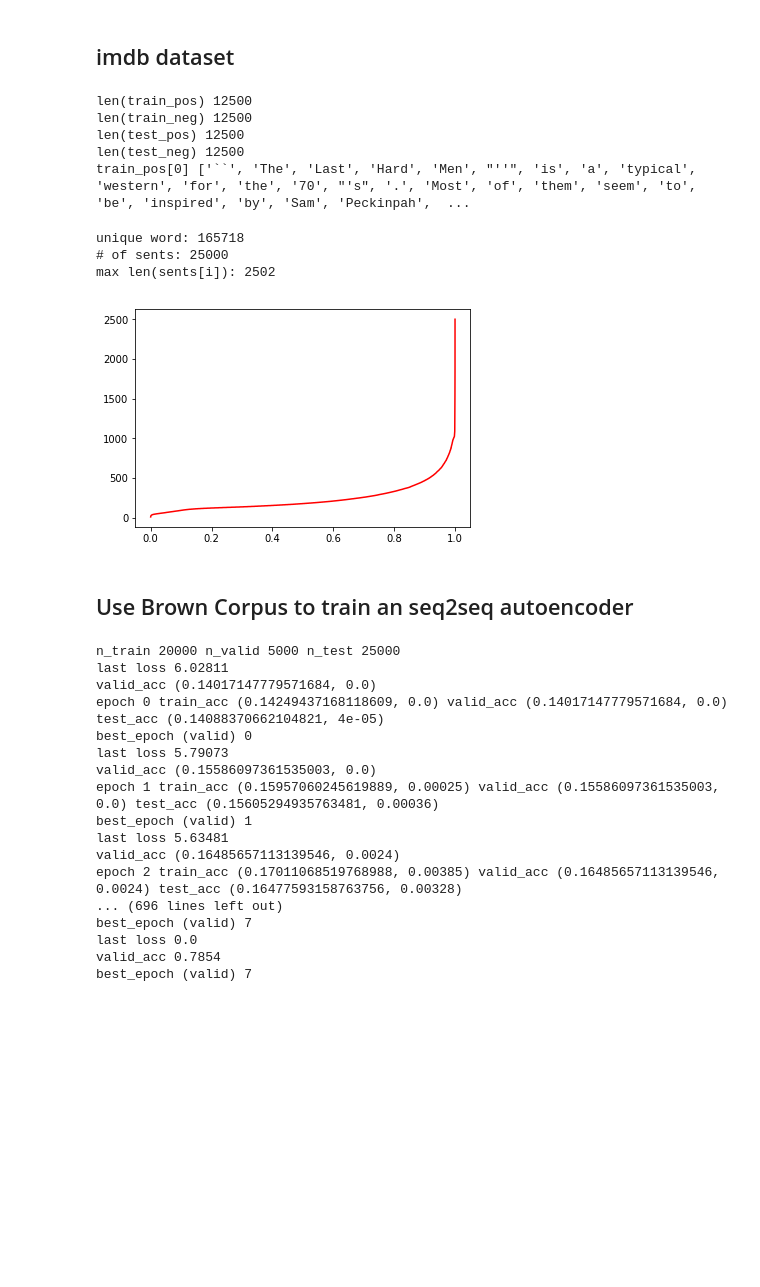
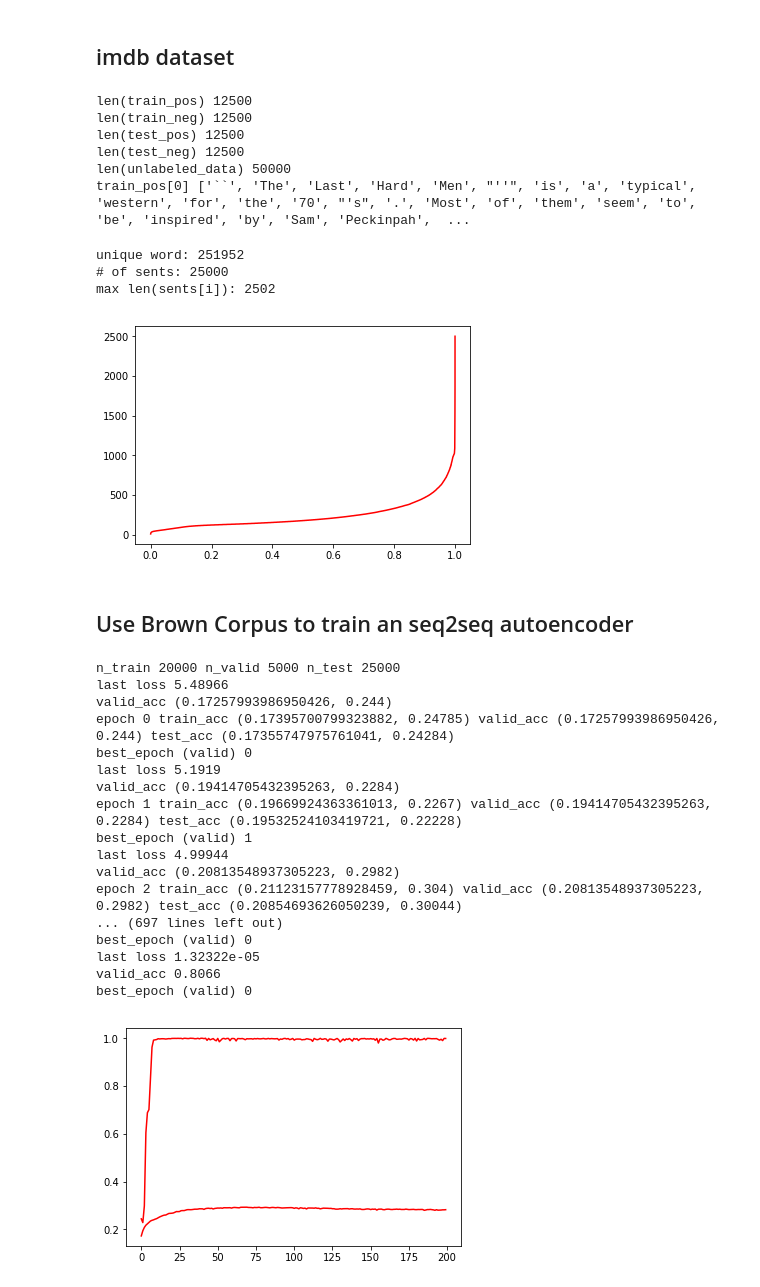
Before and after one commit to fro11o/NLP_practice, a Jupyter notebook: imdb_ae_lstm_simultaneous.ipynb, the cells around one changed output. Cells and saved outputs as stored; diff of their text form; code cells hidden in the pictures; blank space fills up the shorter version.

Commit message:
200 epoch

```diff
--- a/imdb_ae_lstm_simultaneous.ipynb
+++ b/imdb_ae_lstm_simultaneous.ipynb
@@ -24,22 +24,26 @@ train_pos = get_sent_in_directory("./aclImdb/train/pos")
 train_neg = get_sent_in_directory("./aclImdb/train/neg")
 test_pos = get_sent_in_directory("./aclImdb/test/pos")
 test_neg = get_sent_in_directory("./aclImdb/test/neg")
+unlabeled_data = get_sent_in_directory("./aclImdb/train/unsup")
 
 print("len(train_pos)", len(train_pos))
 print("len(train_neg)", len(train_neg))
 print("len(test_pos)", len(test_pos))
 print("len(test_neg)", len(test_neg))
+print("len(unlabeled_data)", len(unlabeled_data))
 print("train_pos[0]", train_pos[0])
 # %% [output]
 len(train_pos) 12500
 len(train_neg) 12500
 len(test_pos) 12500
 len(test_neg) 12500
+len(unlabeled_data) 50000
 train_pos[0] ['``', 'The', 'Last', 'Hard', 'Men', "''", 'is', 'a', 'typical', 'western', 'for', 'the', '70', "'s", '.', 'Most', 'of', 'them', 'seem', 'to', 'be', 'inspired', 'by', 'Sam', 'Peckinpah',  ...
 # %%
 corpus_counter = collections.Counter()
 train_preprocess = []
 test_preprocess = []
+unlabeled_preprocess = []
 for sent in train_pos:
     res = []
     for word in sent:
@@ -68,6 +72,13 @@ for sent in test_neg:
             corpus_counter[word.lower()] += 1
             res.append(word.lower())
     test_preprocess.append((res, 0))
+for sent in unlabeled_data:
+    res = []
+    for word in sent:
+        if re.search('[a-zA-Z]', word):
+            corpus_counter[word.lower()] += 1
+            res.append(word.lower())
+    unlabeled_preprocess.append(res)
 
 print("unique word:", len(corpus_counter))
 print("# of sents:", len(train_preprocess))
@@ -84,7 +95,7 @@ for i, l in enumerate(train_length):
 plt.plot(stat_x, stat_y, 'r-')
 plt.show()
 # %% [output]
-unique word: 165718
+unique word: 251952
 # of sents: 25000
 max len(sents[i]): 2502
 [figure]
@@ -457,6 +468,10 @@ test_sents, test_labels = [], []
 for sent, label in test_preprocess:
     test_sents.append(sent)
     test_labels.append(label)
+unlabeled_sents, unlabeled_labels = [], []
+for sent in unlabeled_preprocess:
+    unlabeled_sents.append(sent)
+    unlabeled_labels.append(0)  # just assign anything
 
 train_sen_en, train_sen_de, train_sen_en_length, train_sen_de_length, train_sen_en_label = generate_data(
     train_sents, train_labels, n_max_length, extend_vocabulary
@@ -466,6 +481,9 @@ valid_sen_en, valid_sen_de, valid_sen_en_length, valid_sen_de_length, valid_sen_
 )
 test_sen_en, test_sen_de, test_sen_en_length, test_sen_de_length, test_sen_en_label = generate_data(
     test_sents, test_labels, n_max_length, extend_vocabulary
+)
+unlabeled_sen_en, unlabeled_sen_de, unlabeled_sen_en_length, unlabeled_sen_de_length, unlabeled_sen_en_label = generate_data(
+    unlabeled_sents, unlabeled_labels, n_max_length, extend_vocabulary
 )
 """
 print(train_sen_en[0])
@@ -482,6 +500,7 @@ best_epoch = None
 best_valid_acc = None
 early_stopping = 20
 
+curve_valid_acc = []
 for epoch in range(200):
     cur_idx = 0
     while cur_idx < train_sen_en.shape[0]:
@@ -494,11 +513,23 @@ for epoch in range(200):
             batch_sen_en, batch_sen_de, batch_sen_en_length, batch_sen_de_length
         )
         cur_idx += n_batch_size
+    cur_idx = 0
+    while cur_idx < unlabeled_sen_en.shape[0]:
+        batch_sen_en = unlabeled_sen_en[cur_idx: cur_idx + n_batch_size]
+        batch_sen_de = unlabeled_sen_de[cur_idx: cur_idx + n_batch_size]
+        batch_sen_en_length = unlabeled_sen_en_length[cur_idx: cur_idx + n_batch_size]
+        batch_sen_de_length = unlabeled_sen_de_length[cur_idx: cur_idx + n_batch_size]
+
+        loss, predictions, sen_en_embedding, mask, cross_ent = pretrained_lstm.train_sa(
+            batch_sen_en, batch_sen_de, batch_sen_en_length, batch_sen_de_length
+        )
+        cur_idx += n_batch_size
     print("last loss", loss)
     valid_acc = get_total_accuracy_sa(
         valid_sen_en, valid_sen_de, valid_sen_en_length, valid_sen_de_length, extend_vocabulary, pretrained_lstm
     )
     print("valid_acc", valid_acc)
+    curve_valid_acc.append(valid_acc)
     if best_valid_acc is None or best_valid_acc < valid_acc:
         best_valid_acc = valid_acc
         best_epoch = epoch
@@ -551,19 +582,25 @@ for epoch in range(200):
         break
 # %% [output]
 n_train 20000 n_valid 5000 n_test 25000
-last loss 6.02811
-valid_acc (0.14017147779571684, 0.0)
-epoch 0 train_acc (0.14249437168118609, 0.0) valid_acc (0.14017147779571684, 0.0) test_acc (0.14088370662104821, 4e-05)
+last loss 5.48966
+valid_acc (0.17257993986950426, 0.244)
+epoch 0 train_acc (0.17395700799323882, 0.24785) valid_acc (0.17257993986950426, 0.244) test_acc (0.17355747975761041, 0.24284)
 best_epoch (valid) 0
-last loss 5.79073
-valid_acc (0.15586097361535003, 0.0)
-epoch 1 train_acc (0.15957060245619889, 0.00025) valid_acc (0.15586097361535003, 0.0) test_acc (0.15605294935763481, 0.00036)
+last loss 5.1919
+valid_acc (0.19414705432395263, 0.2284)
+epoch 1 train_acc (0.19669924363361013, 0.2267) valid_acc (0.19414705432395263, 0.2284) test_acc (0.19532524103419721, 0.22228)
 best_epoch (valid) 1
-last loss 5.63481
-valid_acc (0.16485657113139546, 0.0024)
-epoch 2 train_acc (0.17011068519768988, 0.00385) valid_acc (0.16485657113139546, 0.0024) test_acc (0.16477593158763756, 0.00328)
-... (696 lines left out)
-best_epoch (valid) 7
-last loss 0.0
-valid_acc 0.7854
-best_epoch (valid) 7
+last loss 4.99944
+valid_acc (0.20813548937305223, 0.2982)
+epoch 2 train_acc (0.21123157778928459, 0.304) valid_acc (0.20813548937305223, 0.2982) test_acc (0.20854693626050239, 0.30044)
+... (697 lines left out)
+best_epoch (valid) 0
+last loss 1.32322e-05
+valid_acc 0.8066
+best_epoch (valid) 0
+# %%
+plt.figure()
+plt.plot(range(len(curve_valid_acc)), curve_valid_acc, 'r-')
+plt.show()
+# %% [output]
+[figure, added]
```
